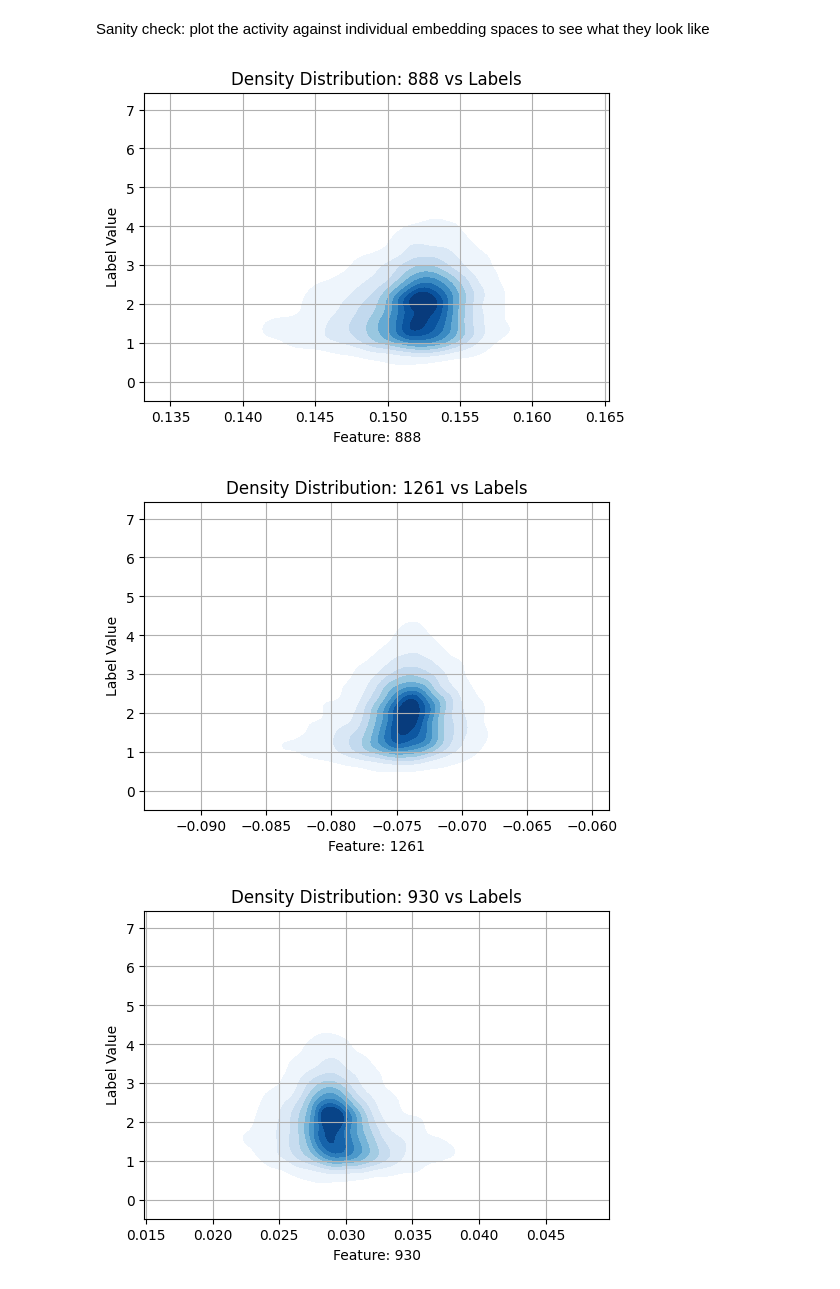
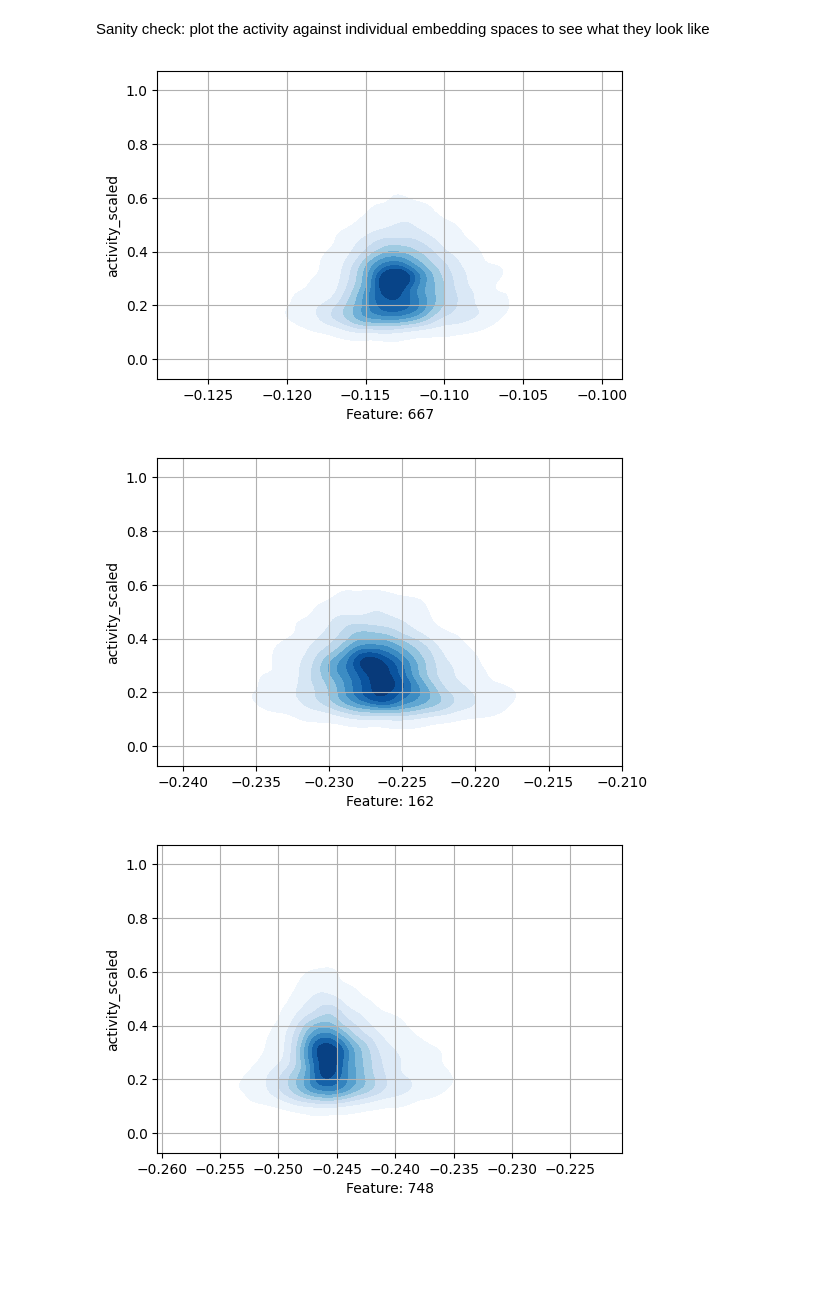
Before and after one commit to andrew-xu-unimelb/MLDE_evolvepro, a Jupyter notebook: dimension_reduction_efficacy.ipynb, the cells around one changed output. Saved outputs shown, nothing was run; the diff lists cells and outputs as text; code cells hidden in the pictures; blank space fills up the shorter version.

```diff
--- a/dimension_reduction_efficacy.ipynb
+++ b/dimension_reduction_efficacy.ipynb
@@ -18,10 +19,12 @@ import random
 # %%
 # get embedding data
 model_location = '/./Users/andrewxu/.cache/torch/hub/checkpoints/esm1b_t33_650M_UR50S.pt'
-fasta_file = './data/dms/wt_fasta/jones_WT.fasta'
-output_dir = './output'
-output_file = 'WT_AA_embeddings'
-repr_layers = [-1]
+#fasta_file = './data/dms/wt_fasta/jones_WT.fasta'
+fasta_file = './output/dms/jones.fasta'
+output_dir = './output/hidden_layer_embeddings'
+#output_file = 'WT_AA_embeddings'
+output_file = 'embeddings'
+repr_layers = [24]
 
 model, alphabet = pretrained.load_model_and_alphabet(model_location)
 model.eval()
@@ -31,7 +34,8 @@ data_loader = torch.utils.data.DataLoader(
     dataset, collate_fn=alphabet.get_batch_converter(), batch_sampler=batches
 )
 print(f"Read {fasta_file} with {len(dataset)} sequences")
-include = ['per_tok', 'contacts']
+#include = ['per_tok', 'contacts']
+include = ['mean']
 
 # makes sure the representation layer exists, then specifies representation layer(s) in the model
 assert all(-(model.num_layers + 1) <= i <= model.num_layers for i in repr_layers)
@@ -71,6 +75,11 @@ with torch.no_grad():
                 }
             if "contacts" in include:
                 result["contacts"] = contacts[i, : truncate_len, : truncate_len].clone()
+            if "mean" in include:
+                result["mean_representations"] = {
+                    layer: t[i, 1 : truncate_len + 1].mean(0).clone()
+                    for layer, t in representations.items()
+                }
 
             torch.save(
                 result,
@@ -158,7 +189,7 @@ n_components = 16
 pca = PCA(n_components)
 pca_result = pca.fit_transform(embeddings)
 
-labels = labels_sorted['activity']
+labels = labels_sorted['activity_scaled']
 for i in range(n_components):
     plt.figure (figsize=(6,4))
     sns.kdeplot(x=pca_result[:, i], y=labels, fill=True)
@@ -181,17 +212,24 @@ for i in range(n_components):
 # %% [markdown]
 Sanity check: plot the activity against individual embedding spaces to see what they look like
 # %%
-sampled_columns = random.sample(list(embeddings.columns), 10)
+sampled_columns = random.sample(list(embeddings.columns), 3)
 sampled_data = embeddings[sampled_columns].values
+labels = labels_sorted['activity_scaled']
+# Plot density distributions with marginal distributions
 for i, col_name in enumerate(sampled_columns):
     plt.figure(figsize=(6, 4))
+
+    # Create joint distribution plot
     sns.kdeplot(x=sampled_data[:, i], y=labels, fill=True, cmap="Blues", thresh=0.05)
+
+    # Add marginal density plots
+    #sns.kdeplot(x=sampled_data[:, i], color="black", linewidth=2, alpha=0.7)  # X-axis density
+    #sns.kdeplot(y=labels, color="red", linewidth=2, alpha=0.7)  # Y-axis density
+
     plt.xlabel(f'Feature: {col_name}')
-    plt.ylabel('Label Value')
-    plt.title(f'Density Distribution: {col_name} vs Labels')
     plt.grid(True)
     plt.show()
 # %% [output]
-[figure, old version]
+[figure, new version]
-[figure, old version]
+[figure, new version]
-[figure, old version]
+[figure, new version]
```
Also changed, not shown: parts of 8 cells of this notebook, 5 other files.
